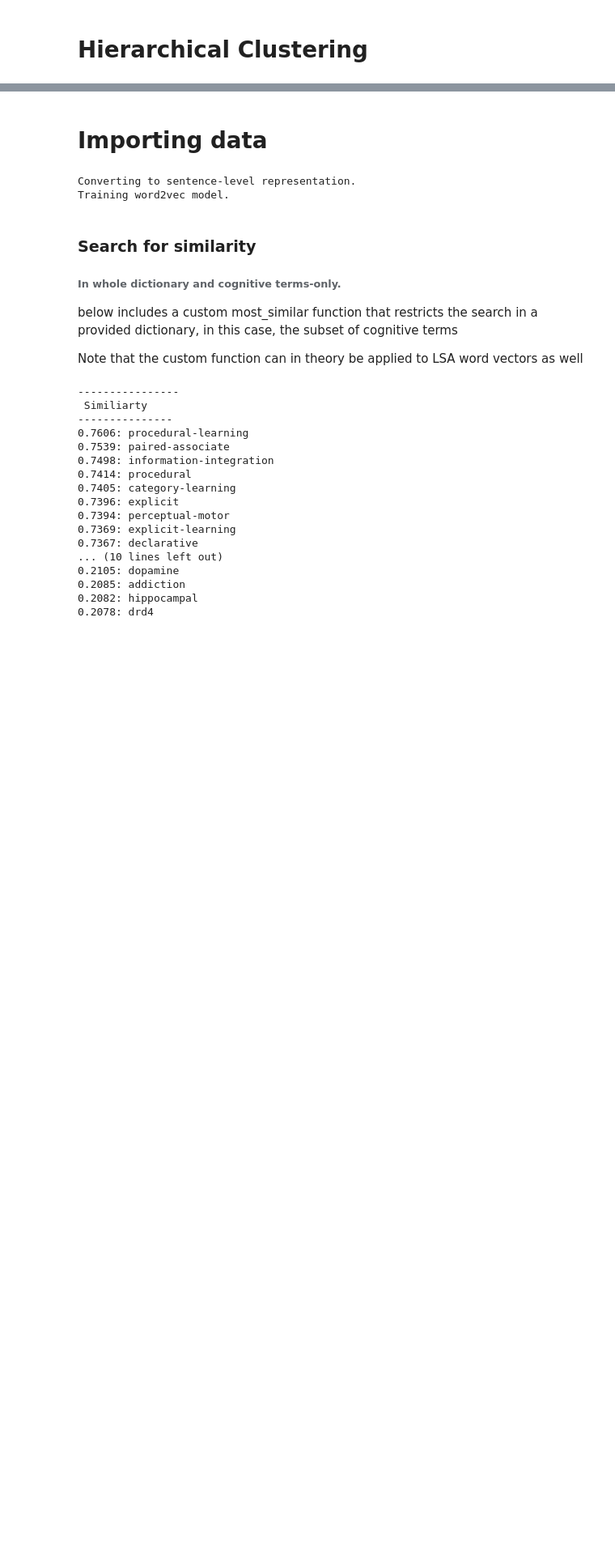
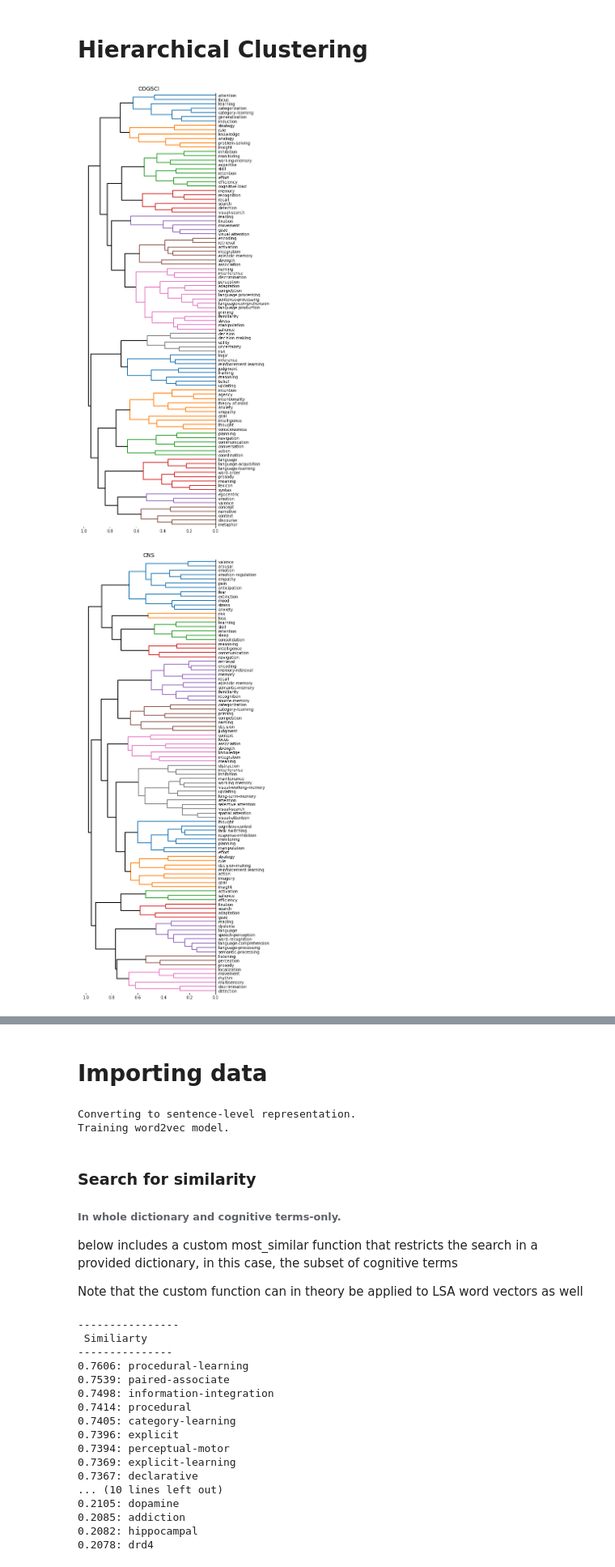
Before and after one commit to voytekresearch/IdentityCrisis, a Jupyter notebook: notebooks/2_analysis_word2vec.ipynb, the cells around one changed output, grey strips where cells are left out. Shown at 81% size. Saved outputs shown, nothing was run; the diff lists cells and outputs as text; code cells hidden in the pictures; blank space fills up the shorter version.

```diff
--- a/notebooks/2_analysis_word2vec.ipynb
+++ b/notebooks/2_analysis_word2vec.ipynb
@@ -165,2 +144,49 @@ for m_i, m in enumerate(wv_models):
 # %% [markdown]
 # Hierarchical Clustering
+# %%
+def return_subset_counts(counts, subset_inds):
+    sorted_subset_inds = np.array(subset_inds)[np.argsort(counts[subset_inds])][::-1]
+    return sorted_subset_inds, counts[sorted_subset_inds]
+
+def get_top_terms(model, subset_terms=None, thresh=None, topn=50):
+    counts = np.array([model.wv.vocab[t].count for t in model.wv.index2word])
+    if subset_terms != None:
+        # if subset of terms is provided, sort based on only those
+        subset_inds = co.return_subset_inds(model.wv.index2word, subset_terms)
+        sorted_subset_inds, sorted_subset_counts = return_subset_counts(counts, subset_inds)
+    else:
+        # sort based on all words, gensim already sorts the vocab based on count
+        sorted_subset_counts = np.array([model.wv.vocab[t].count for t in model.wv.index2word])
+        sorted_subset_inds = np.arange(len(sorted_subset_counts)).astype(int)
+
+
+    if thresh is not None:
+        # if a threshold value is provided for counts/freq, then compute new cutoff number
+        topn=sum(sorted_subset_counts>=thresh)
+
+    top_inds, top_counts = sorted_subset_inds[:topn], sorted_subset_counts[:topn]
+    top_terms = [model.wv.index2word[i] for i in top_inds]
+    return top_inds, top_counts, top_terms
+# %%
+clist = [colors.rgb2hex(plt.cm.get_cmap('tab10')(i)) for i in range(8)] # tab10, Set1
+sp.cluster.hierarchy.set_link_color_palette(clist)
+plt.rcParams['lines.linewidth'] = 2
+
+for m_i, m in enumerate(wv_models):
+    plt.figure(figsize=(6,20))
+    top_inds, top_counts, top_terms = get_top_terms(m, terms_concat, topn=100)
+
+    # clustering
+    Y = linkage(m.wv.vectors_norm[top_inds], method='complete', metric='cosine')
+    Z = dendrogram(Y,
+                   orientation='left',
+                   labels=top_terms,
+                   #color_threshold=0.69,
+                   leaf_font_size=10,
+                   above_threshold_color='k')
+    plt.gca().invert_yaxis(); co.remove_spines(plt.gca(),['top','left', 'bottom'])
+    plt.title(corp_labels[m_i].upper(), fontsize=14)
+    plt.savefig('../figures/hierarchical_%s.png'%corp_labels[m_i], bbox_inches='tight')
+# %% [output]
+[figure, added]
+[figure, added]
```
Also changed, not shown: parts of 5 cells of this notebook, 12 other files.
